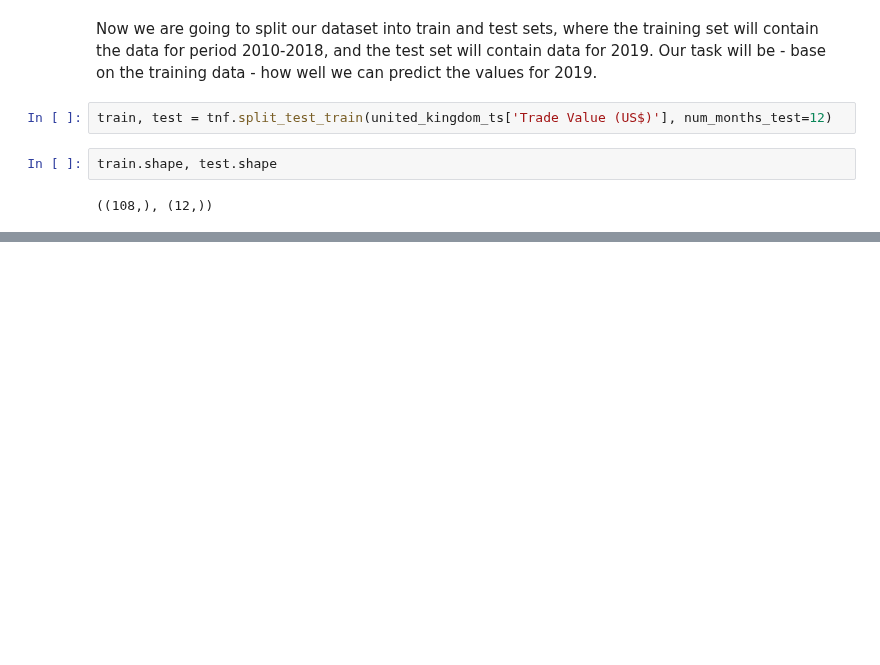
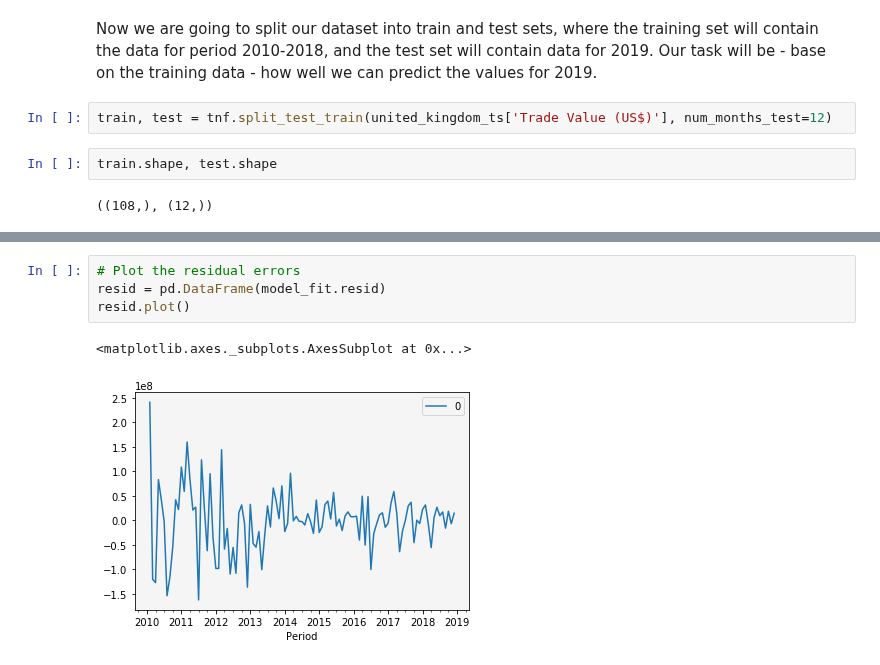
Before and after one commit to gpsyrou/Vaccines_Trade_Network, a Jupyter notebook: Jupyter_Notebooks/Vaccines_Network_JN.ipynb, the cells around one changed output, grey strips where cells are left out. Drawn from its saved outputs; the diff is of its cells as text; blank space fills up the shorter version.

```diff
--- a/Jupyter_Notebooks/Vaccines_Network_JN.ipynb
+++ b/Jupyter_Notebooks/Vaccines_Network_JN.ipynb
@@ -417,0 +467,7 @@ train.shape, test.shape
+# %%
+# Plot the residual errors
+resid = pd.DataFrame(model_fit.resid)
+resid.plot()
+# %% [output]
+<matplotlib.axes._subplots.AxesSubplot at 0x...>
+[figure, added]
```
Also changed, not shown: parts of 9 cells of this notebook.
